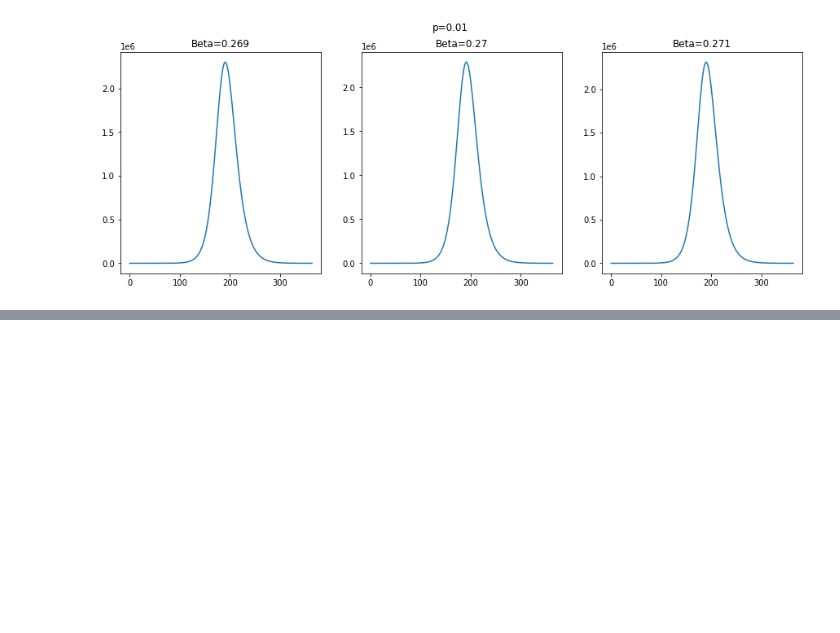
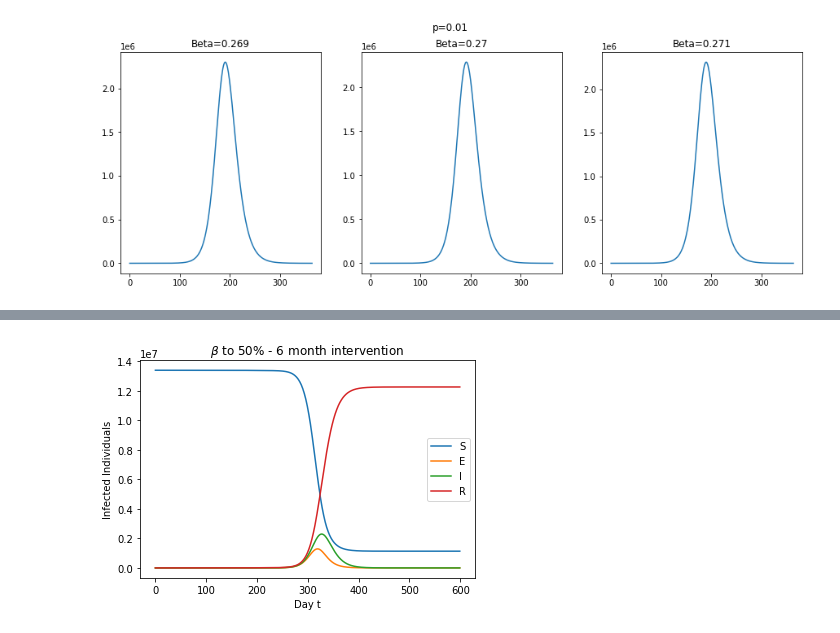
Before and after one commit to parthvshah/covid-19-modelling, a Jupyter notebook: Covid_19_Modelling.ipynb, the cells around one changed output, grey strips where cells are left out. Saved outputs shown, nothing was run; the diff lists cells and outputs as text; code cells hidden in the pictures; blank space fills up the shorter version.

```diff
--- a/Covid_19_Modelling.ipynb
+++ b/Covid_19_Modelling.ipynb
@@ -505,3 +518,91 @@ No intervention: Max infected -  2300442.9968265365 Days -  (array([191]),) Tota
+# %%
+p = 0.01
+E0 = 0
+I0 = (1/(p*N))
+R0 = 0
+
+S0 = 1 - E0 - I0 - R0
+
+# time period between first case and complete lockdown
+n_cases_len = 55
+'''
+beta - infection rate
+gamma - removal rate (prev. studies)
+epsilon - onset rate (prev. studies)
+'''
+gamma, epsilon = 0.1, 0.2
+
+# t = [i for i in range(550)]
+t = [i for i in range(600)]
+
+
+def beta_split_exp(original_beta, n_beta, time_period):
+  t_pre = [k for k in range(n_cases_len)]
+  t_time_period = [x for x in range(n_cases_len, n_cases_len+time_period)]
+  t_rem = [y for y in range(n_cases_len+time_period, (600))]
+
+  ret = odeint(deriv, y0, t_pre, args=(original_beta, gamma, epsilon))
+  S, E, I, R = ret.T
+  s_cmu0 = p*S*N
+  e_cmu0 = p*E*N
+  i_cmu0 = p*I*N
+  r_cmu0 = p*R*N
+
+  y0_iter1 = S[-1], E[-1], I[-1], R[-1]
+  ret = odeint(deriv, y0_iter1, t_time_period, args=(n_beta, gamma, epsilon))
+  S, E, I, R = ret.T
+  s_cmu1 = p*S*N
+  e_cmu1 = p*E*N
+  i_cmu1 = p*I*N
+  r_cmu1 = p*R*N
+
+  y0_iter2 = S[-1], E[-1], I[-1], R[-1]
+  ret = odeint(deriv, y0_iter2, t_rem, args=(original_beta, gamma, epsilon))
+  S, E, I, R = ret.T
+  s_cmu2 = p*S*N
+  e_cmu2 = p*E*N
+  i_cmu2 = p*I*N
+  r_cmu2 = p*R*N
+
+  return([np.concatenate((s_cmu0, s_cmu1, s_cmu2), axis=0),
+          np.concatenate((e_cmu0, e_cmu1, e_cmu2), axis=0),
+          np.concatenate((i_cmu0, i_cmu1, i_cmu2), axis=0),
+          np.concatenate((r_cmu0, r_cmu1, r_cmu2), axis=0)])
+
+beta_50_reduced = round(0.50*0.27, 3)
+
+# Initial conditions vector
+y0 = S0, E0, I0, R0
+
+ret = odeint(deriv, y0, t, args=(0.27, gamma, epsilon))
+S, E, I, R = ret.T
+cmu = p*I*N
+
+# month_1 = beta_split_exp(0.27, beta_50_reduced, 30)
+month_6 = beta_split_exp(0.27, beta_50_reduced, 180)
+
+# year_1 = beta_split_exp(0.27, beta_50_reduced, 365)
+year_1_5 = beta_split_exp(0.27, beta_50_reduced, 545)
+
+plt.title(r"$\beta$ to 50% - 6 month intervention")
+plt.ylabel("Infected Individuals")
+plt.xlabel("Day t")
+plt.plot(t, month_6[0], label="S")
+plt.plot(t, month_6[1], label="E")
+plt.plot(t, month_6[2], label="I")
+plt.plot(t, month_6[3], label="R")
+
+# plt.plot(t, year_1_5[0], label="S")
+# plt.plot(t, year_1_5[1], label="E")
+# plt.plot(t, year_1_5[2], label="I")
+# plt.plot(t, year_1_5[3], label="R")
+
+# plt.plot(t, year_1, label="1 year")
+# plt.plot(t, year_1_5, label="1.5 years")
+plt.legend()
+plt.show()
+# %% [output]
+[figure, added]
 # %%
 beta_75_reduced = round(0.75*0.27, 3)
 
```
Also changed, not shown: parts of 9 cells of this notebook, 4 other files.
